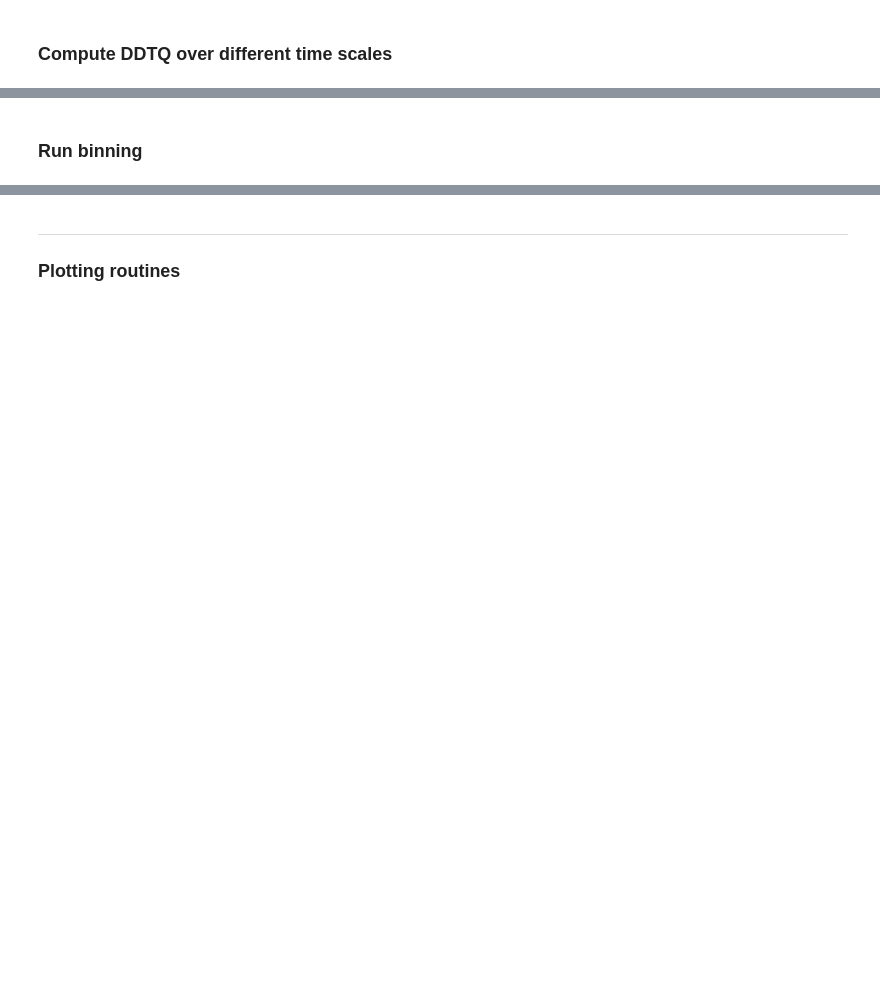
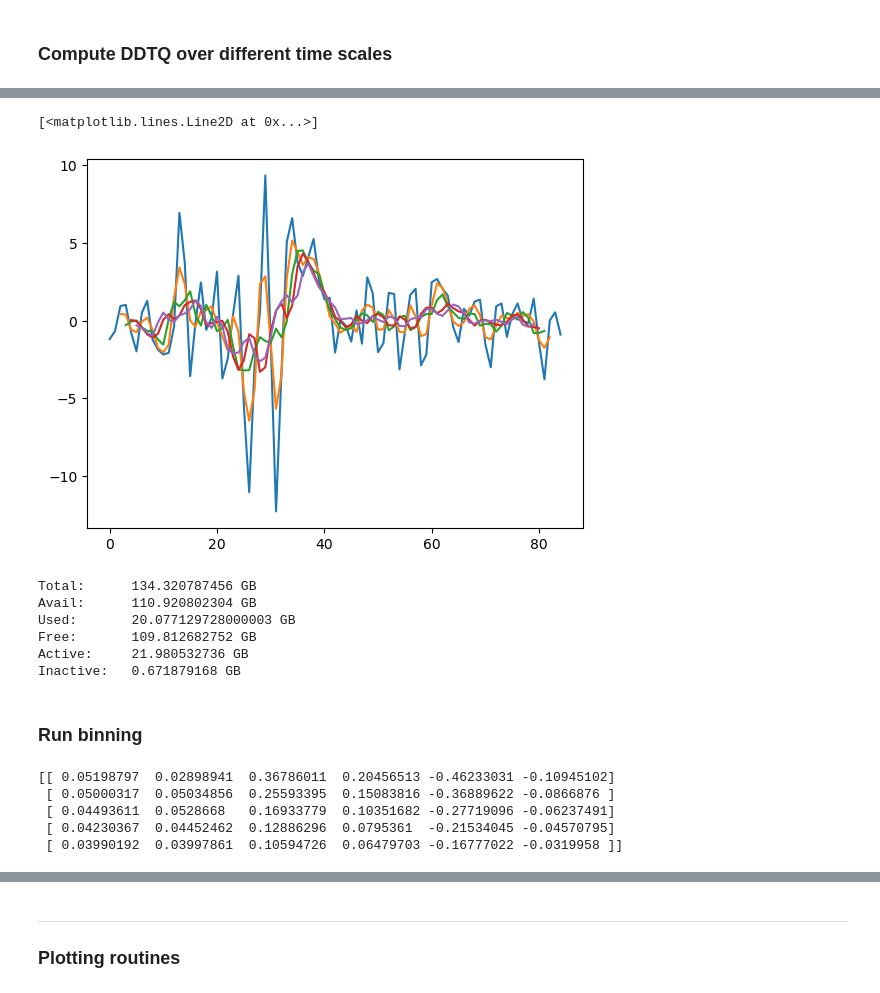
Before and after one commit to jhruppert/jhr-wrf-python, a Jupyter notebook: ddtq_boxplot.ipynb, the cells around one changed output, grey strips where cells are left out. Cells and saved outputs as stored; diff of their text form; code cells hidden in the pictures; blank space fills up the shorter version.

```diff
--- a/ddtq_boxplot.ipynb
+++ b/ddtq_boxplot.ipynb
@@ -192,0 +207,11 @@ plt.plot(cwv_3hr[0,1,:,200,200])
+# %%
+# Example time series of smoothed ddt(cwv)
+
+plt.plot(ddtq_1hr[0,1,:,400,300])
+plt.plot(ddtq_3hr[0,1,:,400,300])
+plt.plot(ddtq_5hr[0,1,:,400,300])
+plt.plot(ddtq_7hr[0,1,:,400,300])
+plt.plot(ddtq_9hr[0,1,:,400,300])
+# %% [output]
+[<matplotlib.lines.Line2D at 0x...>]
+[figure, added]
@@ -193,3 +220,12 @@ plt.plot(cwv_3hr[0,1,:,200,200])
+# %%
+memory_usage()
+# %% [output]
+Total:      134.320787456 GB
+Avail:      110.920802304 GB
+Used:       20.077129728000003 GB
+Free:       109.812682752 GB
+Active:     21.980532736 GB
+Inactive:   0.671879168 GB
 # %% [markdown]
 ### Run binning
 # %%
@@ -215,0 +255,8 @@ cwv_indexed_test0 = get_kstrat_cells(cwv_all[ktest], strat_all[ktest])
+# %%
+print(the_means)
+# %% [output]
+[[ 0.05198797  0.02898941  0.36786011  0.20456513 -0.46233031 -0.10945102]
+ [ 0.05000317  0.05034856  0.25593395  0.15083816 -0.36889622 -0.0866876 ]
+ [ 0.04493611  0.0528668   0.16933779  0.10351682 -0.27719096 -0.06237491]
+ [ 0.04230367  0.04452462  0.12886296  0.0795361  -0.21534045 -0.04570795]
+ [ 0.03990192  0.03997861  0.10594726  0.06479703 -0.16777022 -0.0319958 ]]
```
Also changed, not shown: parts of 28 cells of this notebook, 4 other files.
